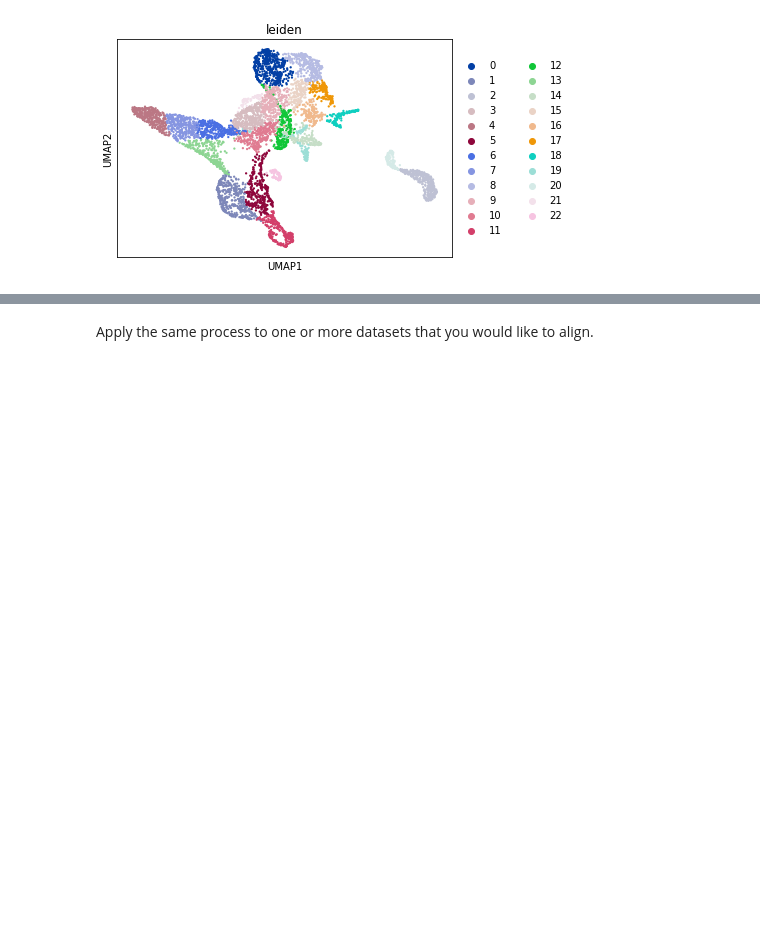
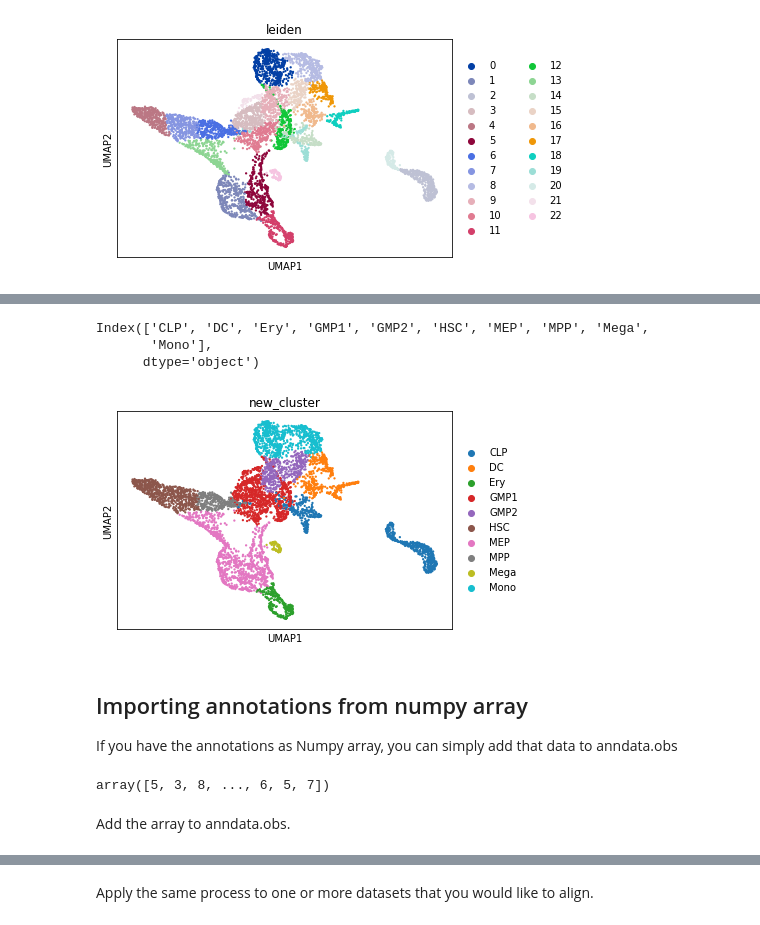
Before and after one commit to ykat0/capital, a Jupyter notebook: docs/tutorials/capital_tutorial_adding_annotations_trajectory_tree.ipynb, the cells around one changed output, grey strips where cells are left out. Saved outputs shown, nothing was run; the diff lists cells and outputs as text; code cells hidden in the pictures; blank space fills up the shorter version.

```diff
--- a/docs/tutorials/capital_tutorial_adding_annotations_trajectory_tree.ipynb
+++ b/docs/tutorials/capital_tutorial_adding_annotations_trajectory_tree.ipynb
@@ -77,0 +59,21 @@ You can also draw your own defined tree in networkx.DiGraph and pass it to the a
+# %%
+adata1.obs["new_cluster"].cat.categories
+# %% [output]
+Index(['CLP', 'DC', 'Ery', 'GMP1', 'GMP2', 'HSC', 'MEP', 'MPP', 'Mega',
+       'Mono'],
+      dtype='object')
+# %%
+sc.pl.umap(adata1, color="new_cluster")
+# %% [output]
+[figure, added]
+# %% [markdown]
+## Importing annotations from numpy array
+If you have the annotations as Numpy array, you can simply add that data to anndata.obs
+# %%
+# creating random annotation for demo. The numbers don't have any meanings.
+ndarray_demo_annotation = np.random.randint(low=0, high=10, size= adata1.obs.shape[0]).astype(int)
+ndarray_demo_annotation
+# %% [output]
+array([5, 3, 8, ..., 6, 5, 7])
+# %% [markdown]
+Add the array to anndata.obs.
```
Also changed, not shown: parts of 67 cells of this notebook.
